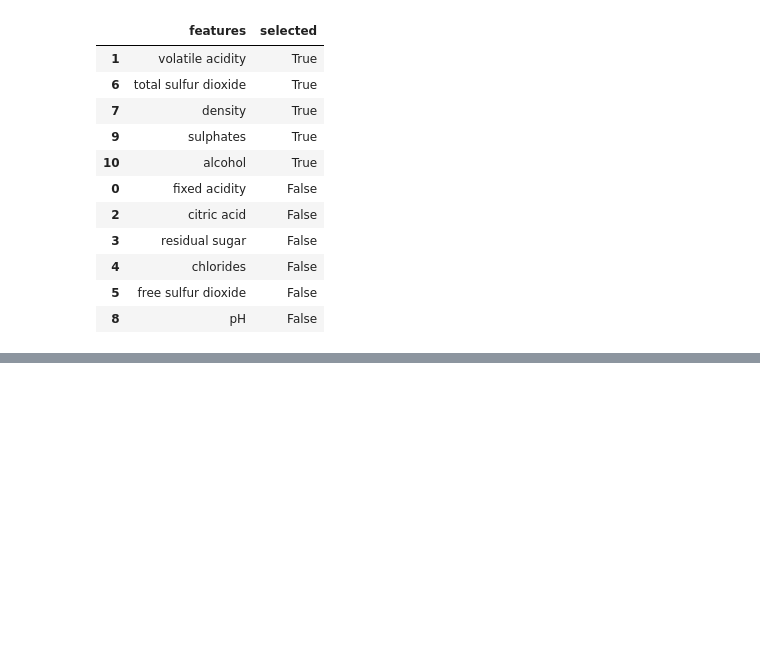
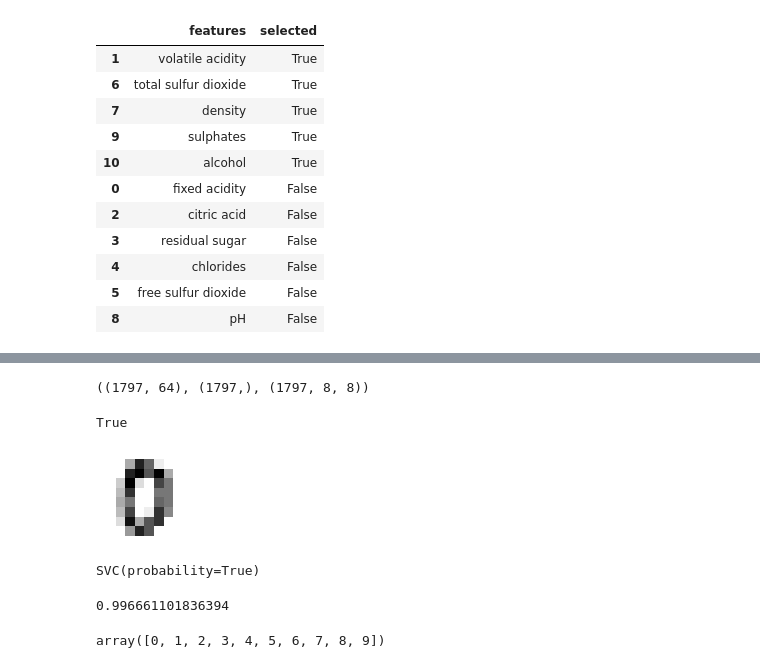
Before and after one commit to wonee-302/ai, a Jupyter notebook: source/08_MachineLearning/4장_머신러닝모형최적화.ipynb, the cells around one changed output, grey strips where cells are left out. Cells and saved outputs as stored; diff of their text form; code cells hidden in the pictures; blank space fills up the shorter version.

```diff
--- a/source/08_MachineLearning/4장_머신러닝모형최적화.ipynb
+++ b/source/08_MachineLearning/4장_머신러닝모형최적화.ipynb
@@ -237,0 +262,39 @@ features_rfe.sort_values(by='selected', ascending=False)
+# %%
+# 데이터
+from sklearn.datasets import load_digits
+digits=load_digits()
+X, y = digits.data, digits.target
+images = digits.images
+X.shape, y.shape, images.shape
+# %% [output]
+((1797, 64), (1797,), (1797, 8, 8))
+# %%
+import numpy as np
+np.all(X[0].reshape(8,8) == images[0]) # 행렬의 모든 item에 True인지 여부
+# %% [output]
+True
+# %%
+import matplotlib.pyplot as plt
+plt.figure(figsize=(1,1))
+plt.imshow(images[0], cmap='gray_r')
+plt.axis('off')
+plt.show()
+# %% [output]
+[figure, added]
+# %%
+# SVC 모델 생성
+from sklearn.svm import SVC
+model = SVC(probability=True)
+model.fit(X,y)
+# %% [output]
+SVC(probability=True)
+# %%
+model.score(X,y)
+# %% [output]
+0.996661101836394
+# %%
+h = model.predict(X[0].reshape(1,-1))[0]
+prob = model.predict_proba(X[0].reshape(1,-1))[0]
+model.classes_
+# %% [output]
+array([0, 1, 2, 3, 4, 5, 6, 7, 8, 9])
```
Also changed, not shown: parts of 84 cells of this notebook, 13 other files.
